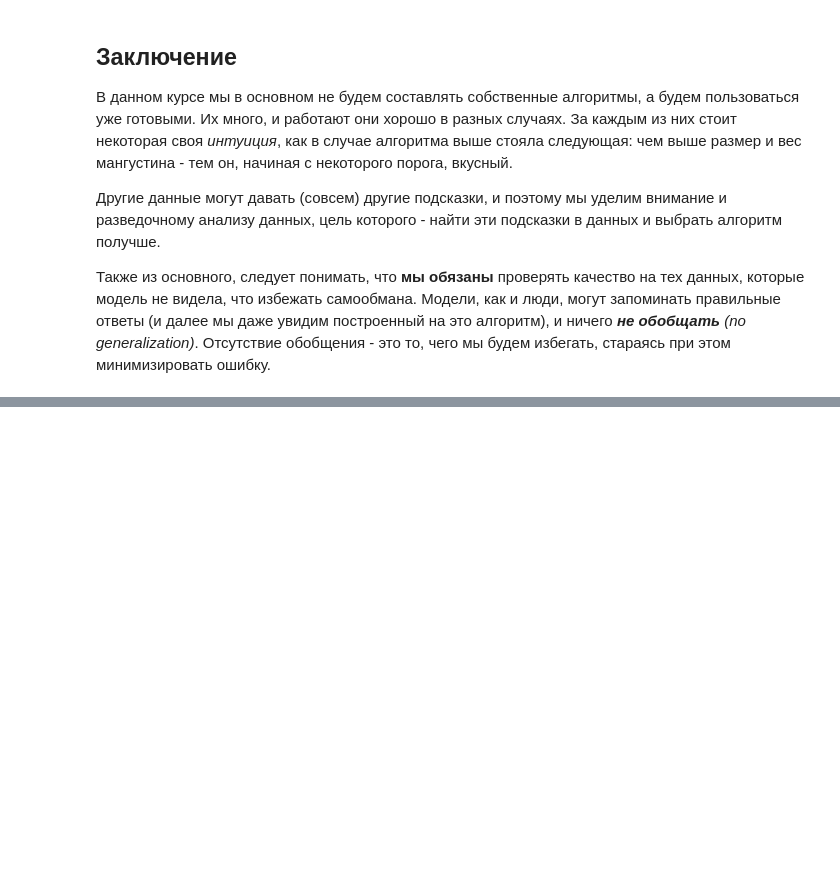
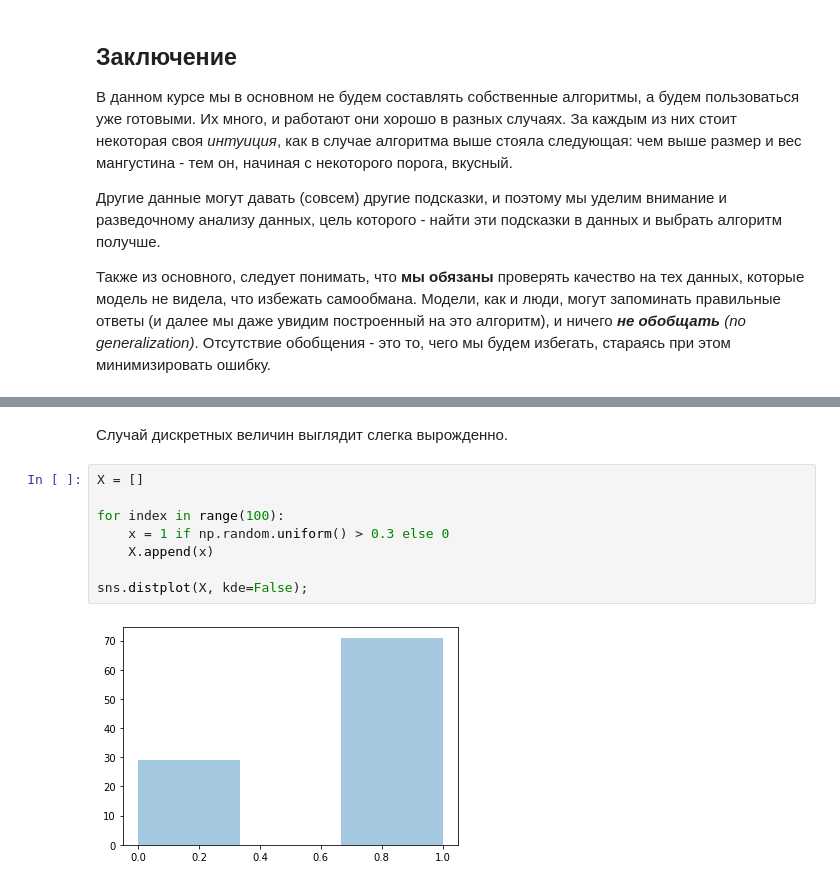
Before and after one commit to timeseries-ru/course, a Jupyter notebook: day_1.ipynb, the cells around one changed output, grey strips where cells are left out. Drawn from its saved outputs; the diff is of its cells as text; blank space fills up the shorter version.

```diff
--- a/day_1.ipynb
+++ b/day_1.ipynb
@@ -217,0 +285,12 @@ sns.scatterplot(x="weight", y="radius", hue="prediction", style="is_test", data=
+# %% [markdown]
+Случай дискретных величин выглядит слегка вырожденно.
+# %%
+X = []
+
+for index in range(100):
+    x = 1 if np.random.uniform() > 0.3 else 0
+    X.append(x)
+
+sns.distplot(X, kde=False);
+# %% [output]
+[figure, added]
```
Also changed, not shown: parts of 20 cells of this notebook.
